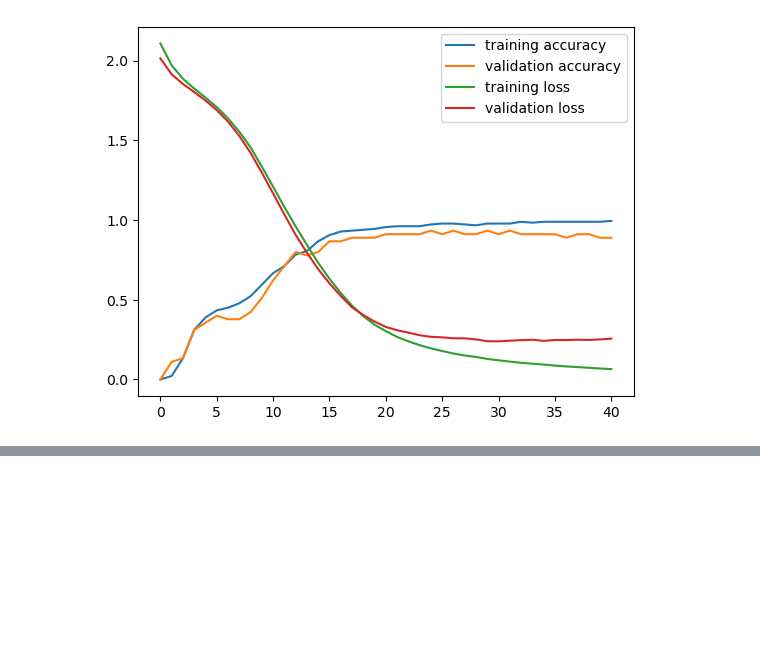
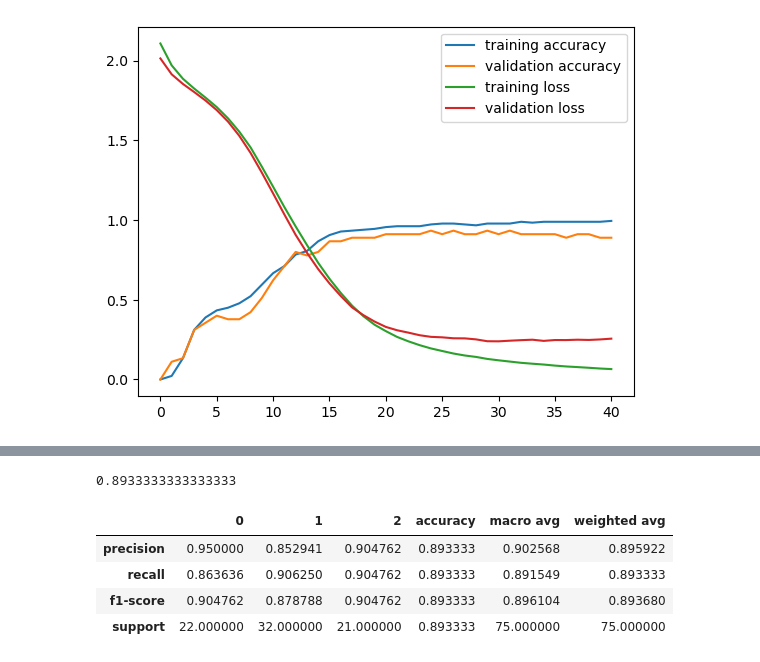
Before and after one commit to ManassehKemevor/credit-risk-classification-using-DNN, a Jupyter notebook: Untitled.ipynb, the cells around one changed output, grey strips where cells are left out. Saved outputs shown, nothing was run; the diff lists cells and outputs as text; code cells hidden in the pictures; blank space fills up the shorter version.

```diff
--- a/Untitled.ipynb
+++ b/Untitled.ipynb
@@ -126,0 +134,14 @@ plt.show()
+# %%
+accuracy_score(ytest,ypred)
+# %% [output]
+0.8933333333333333
+# %%
+clREport=classification_report(ytest,ypred,output_dict=True)
+clREport=pd.DataFrame(clREport)
+clREport
+# %% [output]
+|  | 0 | 1 | 2 | accuracy | macro avg | weighted avg |
+| precision | 0.950000 | 0.852941 | 0.904762 | 0.893333 | 0.902568 | 0.895922 |
+| recall | 0.863636 | 0.906250 | 0.904762 | 0.893333 | 0.891549 | 0.893333 |
+| f1-score | 0.904762 | 0.878788 | 0.904762 | 0.893333 | 0.896104 | 0.893680 |
+| support | 22.000000 | 32.000000 | 21.000000 | 0.893333 | 75.000000 | 75.000000 |
```
Also changed, not shown: parts of 4 cells of this notebook.
